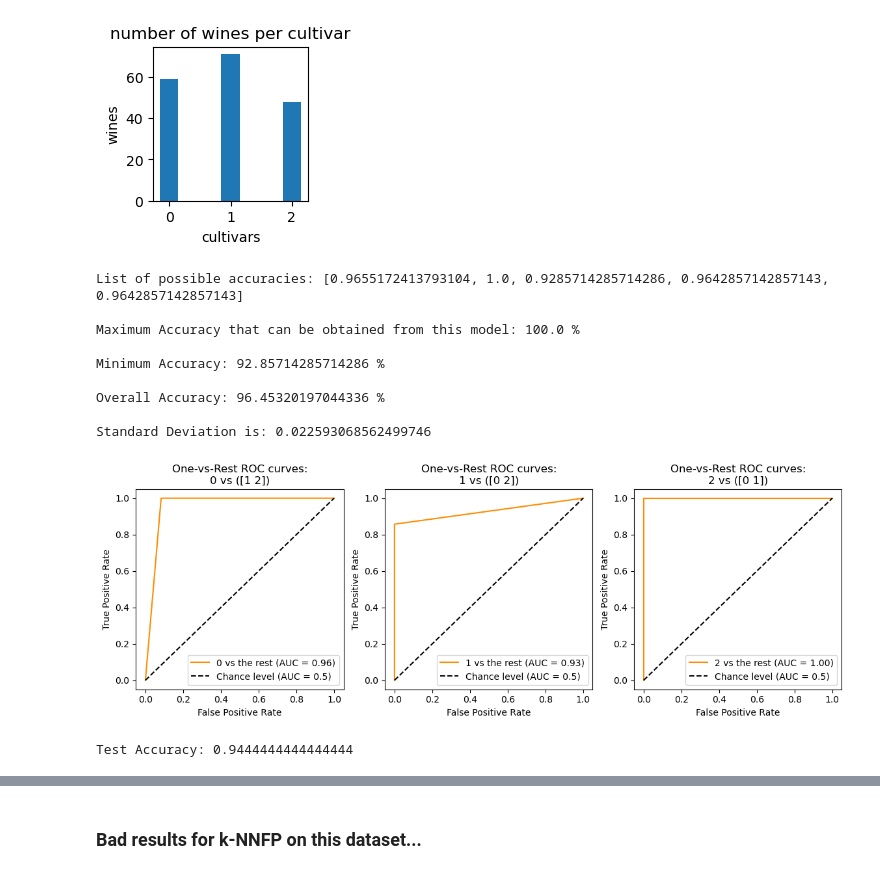
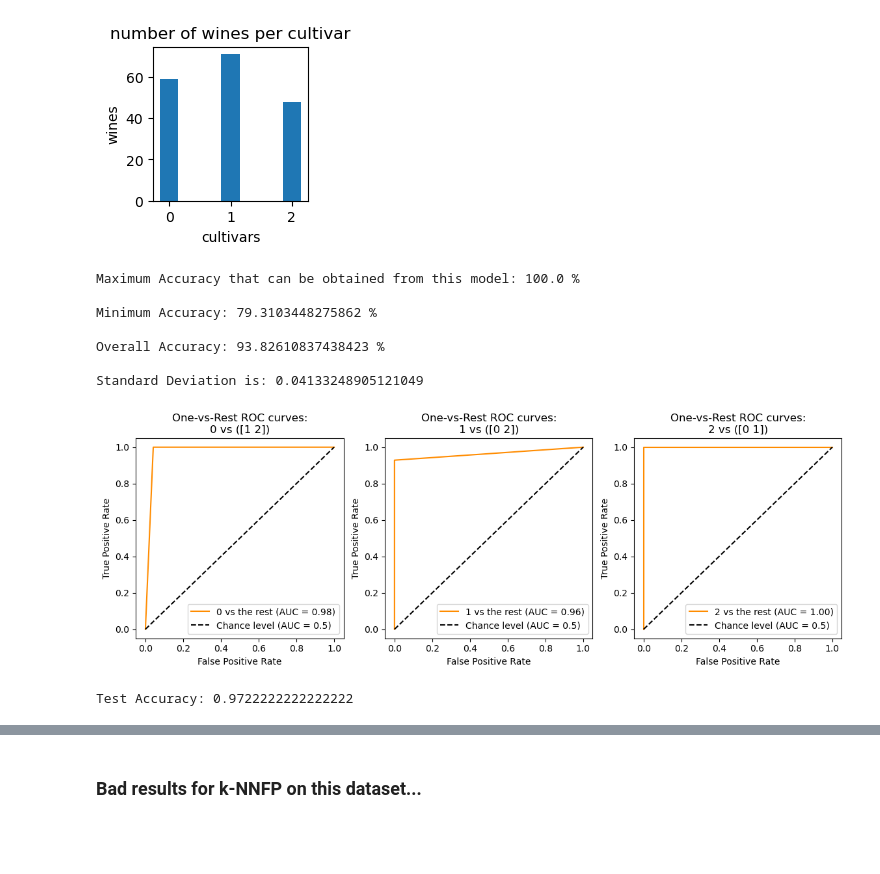
Before and after one commit to Francois-Moyson/Francois-Moyson, a Jupyter notebook: k-nnfp/knnfp-classification.ipynb, the cells around one changed output, grey strips where cells are left out. Cells and saved outputs as stored; diff of their text form; code cells hidden in the pictures; blank space fills up the shorter version.

Commit message:
Added data scaling, multiple CV pass to reduce variance, and parallel implementation of k-nnfp

```diff
--- a/k-nnfp/knnfp-classification.ipynb
+++ b/k-nnfp/knnfp-classification.ipynb
@@ -185,13 +332,13 @@ Test Accuracy: 1.0
 # %%
 ### Comparison with classic k-NN algorithm
 
-knn = KNeighborsClassifier(n_neighbors=5)
-knn.fit(X_train, y_train)
+knn = KNeighborsClassifier(n_neighbors=15)
+knn.fit(X_train_sc, y_train)
 
-scores = cross_val_score(knn, X_train, y_train, cv=5)
+scores = cross_val_score(knn, X_train_sc, y_train, cv=5)
 print(f"scores cross_val: {scores}")
 print(f"Accuracy: {scores.mean()} +/- {scores.std()}*2")
 
-y_pred = knn.predict(X_test)
+y_pred = knn.predict(X_test_sc)
 print(f"Test Accuracy: {accuracy_score(y_test, y_pred)}")
 # %% [output]
@@ -241,13 +389,19 @@ plt.show()
 # %% [output]
 [figure]
 # %%
+from tqdm import tqdm
 # Random shuffling to avoid a (possible) pre-existing ordering in the data
-X, y = shuffle(X, y, random_state=9)
+#X, y = shuffle(X, y, random_state=9)
 
 # Create train and test datasets to evaluate generalization performance of the model
 # Doing stratify here because of imbalanced dataset
-# random_state fixed for reproductibility
-X_train, X_test, y_train, y_test = train_test_split(X, y, test_size=0.2, stratify=y, random_state=9)
+X_train, X_test, y_train, y_test = train_test_split(X, y, test_size=0.2, stratify=y, shuffle=True)
+
+#Preprocessing : centering (removing the mean) and scaling data (divide by std)
+sc = StandardScaler()
+X_train_sc = sc.fit_transform(X_train)
+# Applying same scaling on the test set as on the train set
+X_test_sc = sc.transform(X_test)
 
 knnfp_classifier = kNNFPClassifier(5)
 
@@ -255,31 +409,31 @@ knnfp_classifier = kNNFPClassifier(5)
 # Since the dataset is imbalanced, we use StratifiedKFold cross-validation.
 # This cross-validation is performed on the X_train set and not on the whole dataset, in order to be
 # consistent with the final evaluation on test set, which uses X_train for training too.
-skf = StratifiedKFold(n_splits=5, shuffle=True, random_state=9)
+
+# Repeat the CV a hundred times to reduce variance
 accuracies_stratified = []
+for i in tqdm(range(100)):
+    skf = StratifiedKFold(n_splits=5, shuffle=True)
+    for train_index, test_index in skf.split(X_train_sc, y_train):
+        x_train_fold, x_test_fold = X_train_sc[train_index], X_train_sc[test_index]
+        y_train_fold, y_test_fold = y_train[train_index], y_train[test_index]
+        knnfp_classifier.fit(x_train_fold, y_train_fold)
+        y_pred = knnfp_classifier.predict_parallel(x_test_fold)
+        accuracies_stratified.append(accuracy_score(y_test_fold, y_pred))
 
-for train_index, test_index in skf.split(X_train, y_train):
-    x_train_fold, x_test_fold = X_train[train_index], X_train[test_index]
-    y_train_fold, y_test_fold = y_train[train_index], y_train[test_index]
-    knnfp_classifier.fit(x_train_fold, y_train_fold)
-    y_pred = knnfp_classifier.predict(x_test_fold)
-    accuracies_stratified.append(accuracy_score(y_test_fold, y_pred))
-
-print('List of possible accuracies:', accuracies_stratified)
+#print('List of possible accuracies:', accuracies_stratified)
 print('\nMaximum Accuracy that can be obtained from this model:', max(accuracies_stratified)*100, '%')
 print('\nMinimum Accuracy:', min(accuracies_stratified)*100, '%')
 print('\nOverall Accuracy:', np.mean(accuracies_stratified)*100, '%')
 print('\nStandard Deviation is:', np.std(accuracies_stratified))
 # %% [output]
-List of possible accuracies: [0.9655172413793104, 1.0, 0.9285714285714286, 0.9642857142857143, 0.9642857142857143]
-
 Maximum Accuracy that can be obtained from this model: 100.0 %
 
-Minimum Accuracy: 92.85714285714286 %
+Minimum Accuracy: 79.3103448275862 %
 
-Overall Accuracy: 96.45320197044336 %
+Overall Accuracy: 93.82610837438423 %
 
-Standard Deviation is: 0.022593068562499746
+Standard Deviation is: 0.04133248905121049
 # %%
 # One-vs-Rest multiclass ROC : https://scikit-learn.org/stable/auto_examples/model_selection/plot_roc.html
 from sklearn.preprocessing import LabelBinarizer
@@ -294,45 +448,45 @@ y_onehot_test = label_binarizer.transform(y_test)
 
 
 # Predicts the classes on the test set, and one-hot-encode them
-knnfp_classifier.fit(X_train, y_train)
-y_pred = knnfp_classifier.predict(X_test)
+knnfp_classifier.fit(X_train_sc, y_train)
+y_pred = knnfp_classifier.predict(X_test_sc)
 y_pred = label_binarizer.transform(y_pred)
 
 # prepare a figure with "number of classes" suplots on one line
 fig, (ax1, ax2, ax3) = plt.subplots(1, label_binarizer.classes_.shape[0], figsize=(14, 4))
 axes = [ax1, ax2, ax3]
 
 for class_of_interest in label_binarizer.classes_:
     # Preparing ROC OvR : 1 class vs other classes
     class_id = np.flatnonzero(label_binarizer.classes_ == class_of_interest)[0]
 
     # Draw ROC curve
     RocCurveDisplay.from_predictions(
         y_onehot_test[:, class_id],
         y_pred[:, class_id],
         name=f"{class_of_interest} vs the rest",
         color="darkorange",
         plot_chance_level=True,
         ax=axes[class_of_interest]
     )
     axes[class_of_interest].set_xlabel("False Positive Rate")
     axes[class_of_interest].set_ylabel("True Positive Rate")
     all_classes = label_binarizer.classes_
     # Create the np array containing all classes except the class of interest
     rest_classes = np.delete(all_classes, np.where(all_classes == class_of_interest))
     axes[class_of_interest].set_title(f"One-vs-Rest ROC curves:\n{class_of_interest} vs ({rest_classes})")
 
 plt.show()
 # %% [output]
-[figure, old version]
+[figure, new version]
 # %%
 # Final evaluation on the test set
 # We should keep in mind that a randomly chosen test set will produce high variance in the results
 # if train/test split + eval is repeated, as compared with cross-validation.
-knnfp_classifier.fit(X_train, y_train)
-y_pred = knnfp_classifier.predict(X_test)
+knnfp_classifier.fit(X_train_sc, y_train)
+y_pred = knnfp_classifier.predict(X_test_sc)
 print(f"Test Accuracy: {accuracy_score(y_test, y_pred)}")
 # %% [output]
-Test Accuracy: 0.9444444444444444
+Test Accuracy: 0.9722222222222222
 # %%
 ### Comparison with classic k-NN algorithm
```
Also changed, not shown: parts of 18 cells of this notebook.
